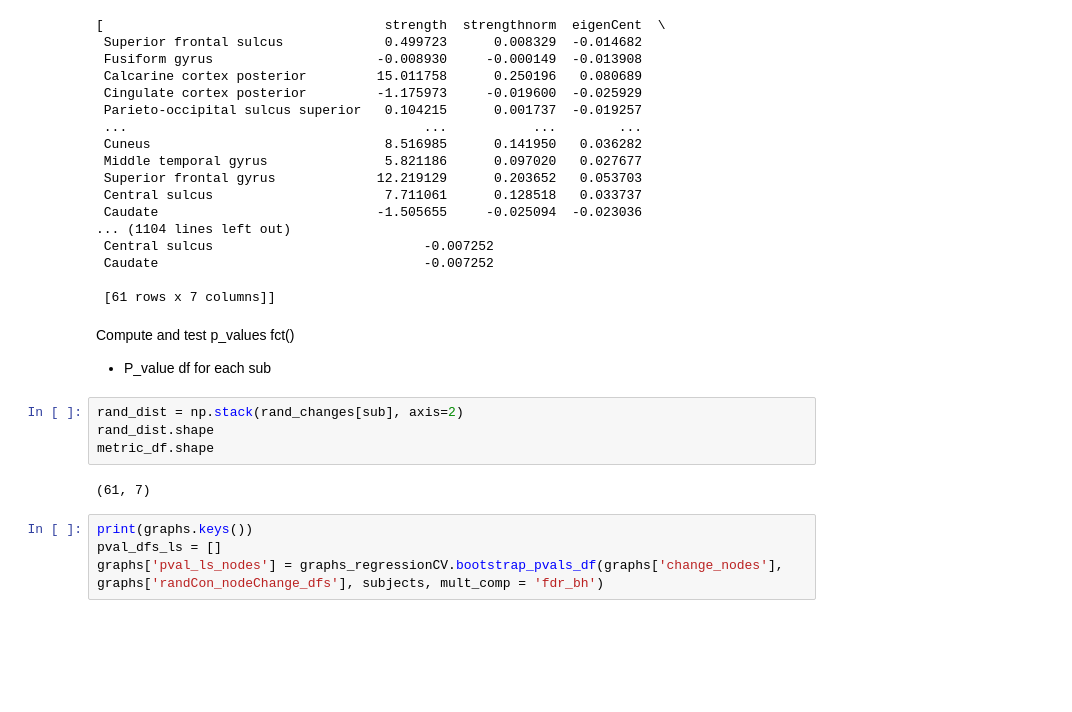
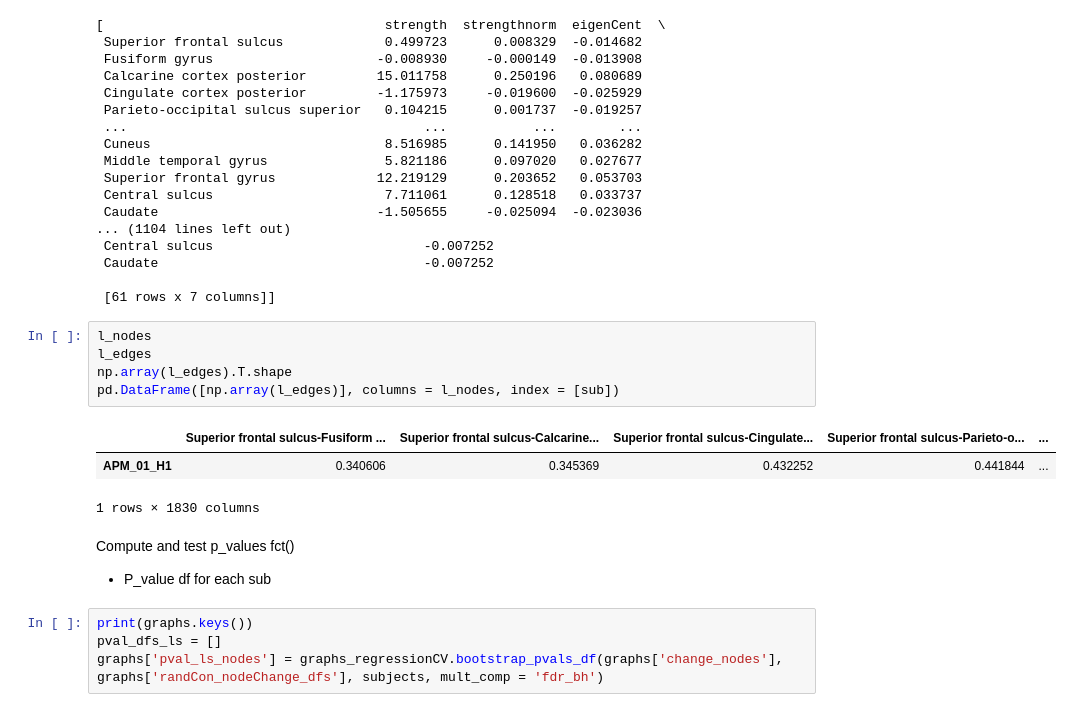
Before and after one commit to dylansutterlin/resting_state_hypnosis, a Jupyter notebook: visu/graphs_visu.ipynb, the cells around one changed output. Cells and saved outputs as stored; diff of their text form; blank space fills up the shorter version.

Commit message:
edge feature mat and prep to test

```diff
--- a/visu/graphs_visu.ipynb
+++ b/visu/graphs_visu.ipynb
@@ -2030,15 +2001,18 @@ dict_keys(['APM_01_H1', 'APM_02_H2', 'APM_03_H1', 'APM_05_H1', 'APM_06_H2', 'APM
  Caudate                                  -0.007252
 
  [61 rows x 7 columns]]
+# %%
+l_nodes
+l_edges
+np.array(l_edges).T.shape
+pd.DataFrame([np.array(l_edges)], columns = l_nodes, index = [sub])
+# %% [output]
+|  | Superior frontal sulcus-Fusiform ... | Superior frontal sulcus-Calcarine... | Superior frontal sulcus-Cingulate... | Superior frontal sulcus-Parieto-o... | ... |
+| APM_01_H1 | 0.340606 | 0.345369 | 0.432252 | 0.441844 | ... |
+1 rows × 1830 columns
 # %% [markdown]
 Compute and test p_values fct()
 - P_value df for each sub
-# %%
-rand_dist = np.stack(rand_changes[sub], axis=2)
-rand_dist.shape
-metric_df.shape
-# %% [output]
-(61, 7)
 # %%
 print(graphs.keys())
 pval_dfs_ls = []
```
Also changed, not shown: parts of 2 cells of this notebook, 3 other files.
